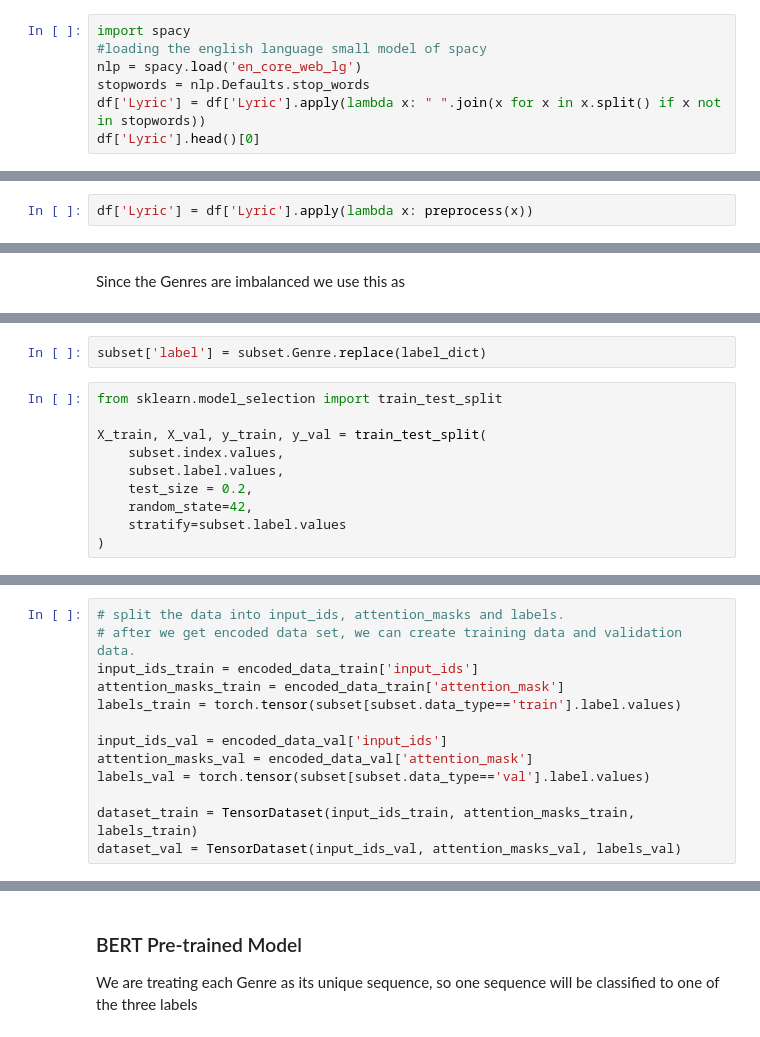
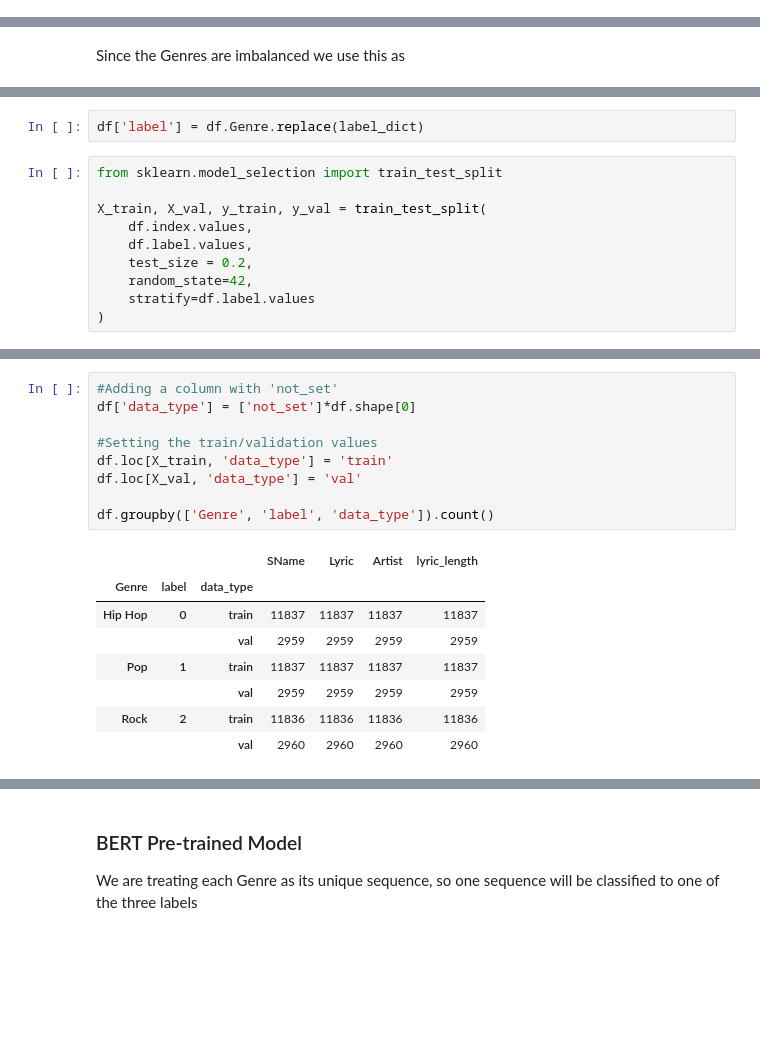
Before and after one commit to marfr370/NLP, a Jupyter notebook: BERT.ipynb, the cells around one changed output, grey strips where cells are left out. Saved outputs shown, nothing was run; the diff lists cells and outputs as text; blank space fills up the shorter version.

```diff
--- a/BERT.ipynb
+++ b/BERT.ipynb
@@ -46,7 +20,0 @@ df
-# %%
-import spacy
-#loading the english language small model of spacy
-nlp = spacy.load('en_core_web_lg')
-stopwords = nlp.Defaults.stop_words
-df['Lyric'] = df['Lyric'].apply(lambda x: " ".join(x for x in x.split() if x not in stopwords))
-df['Lyric'].head()[0]
@@ -92,2 +20,0 @@ preprocess(df.loc[df['SName']=='Touch Me, Tease Me', 'Lyric'][0])
-# %%
-df['Lyric'] = df['Lyric'].apply(lambda x: preprocess(x))
@@ -108,14 +33,14 @@ label_dict
 # %%
-subset['label'] = subset.Genre.replace(label_dict)
+df['label'] = df.Genre.replace(label_dict)
 # %%
 from sklearn.model_selection import train_test_split
 
 X_train, X_val, y_train, y_val = train_test_split(
-    subset.index.values,
-    subset.label.values,
+    df.index.values,
+    df.label.values,
     test_size = 0.2,
     random_state=42,
-    stratify=subset.label.values
+    stratify=df.label.values
 )
 # %%
 X_train
@@ -221,13 +69,18 @@ Truncation was not explicitly activated but `max_length` is provided a specific
-# %%
-# split the data into input_ids, attention_masks and labels.
-# after we get encoded data set, we can create training data and validation data.
-input_ids_train = encoded_data_train['input_ids']
-attention_masks_train = encoded_data_train['attention_mask']
-labels_train = torch.tensor(subset[subset.data_type=='train'].label.values)
-
-input_ids_val = encoded_data_val['input_ids']
-attention_masks_val = encoded_data_val['attention_mask']
-labels_val = torch.tensor(subset[subset.data_type=='val'].label.values)
-
-dataset_train = TensorDataset(input_ids_train, attention_masks_train, labels_train)
-dataset_val = TensorDataset(input_ids_val, attention_masks_val, labels_val)
+# %%
+#Adding a column with 'not_set'
+df['data_type'] = ['not_set']*df.shape[0]
+
+#Setting the train/validation values
+df.loc[X_train, 'data_type'] = 'train'
+df.loc[X_val, 'data_type'] = 'val'
+
+df.groupby(['Genre', 'label', 'data_type']).count()
+# %% [output]
+|  |  |  | SName | Lyric | Artist | lyric_length |
+| Genre | label | data_type |  |  |  |  |
+| Hip Hop | 0 | train | 11837 | 11837 | 11837 | 11837 |
+|  |  | val | 2959 | 2959 | 2959 | 2959 |
+| Pop | 1 | train | 11837 | 11837 | 11837 | 11837 |
+|  |  | val | 2959 | 2959 | 2959 | 2959 |
+| Rock | 2 | train | 11836 | 11836 | 11836 | 11836 |
+|  |  | val | 2960 | 2960 | 2960 | 2960 |
```
Also changed, not shown: parts of 22 cells of this notebook, 2 other files.
